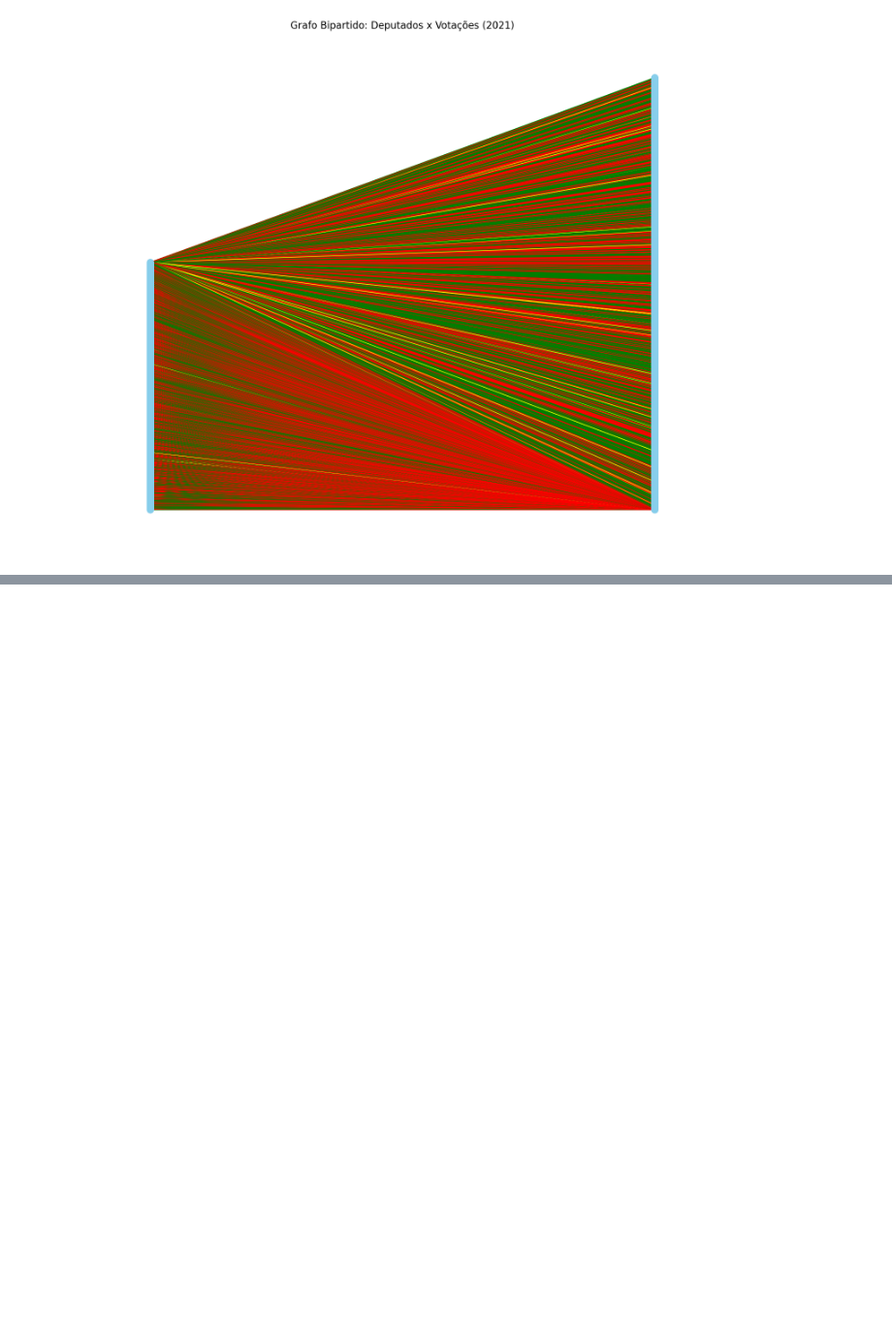
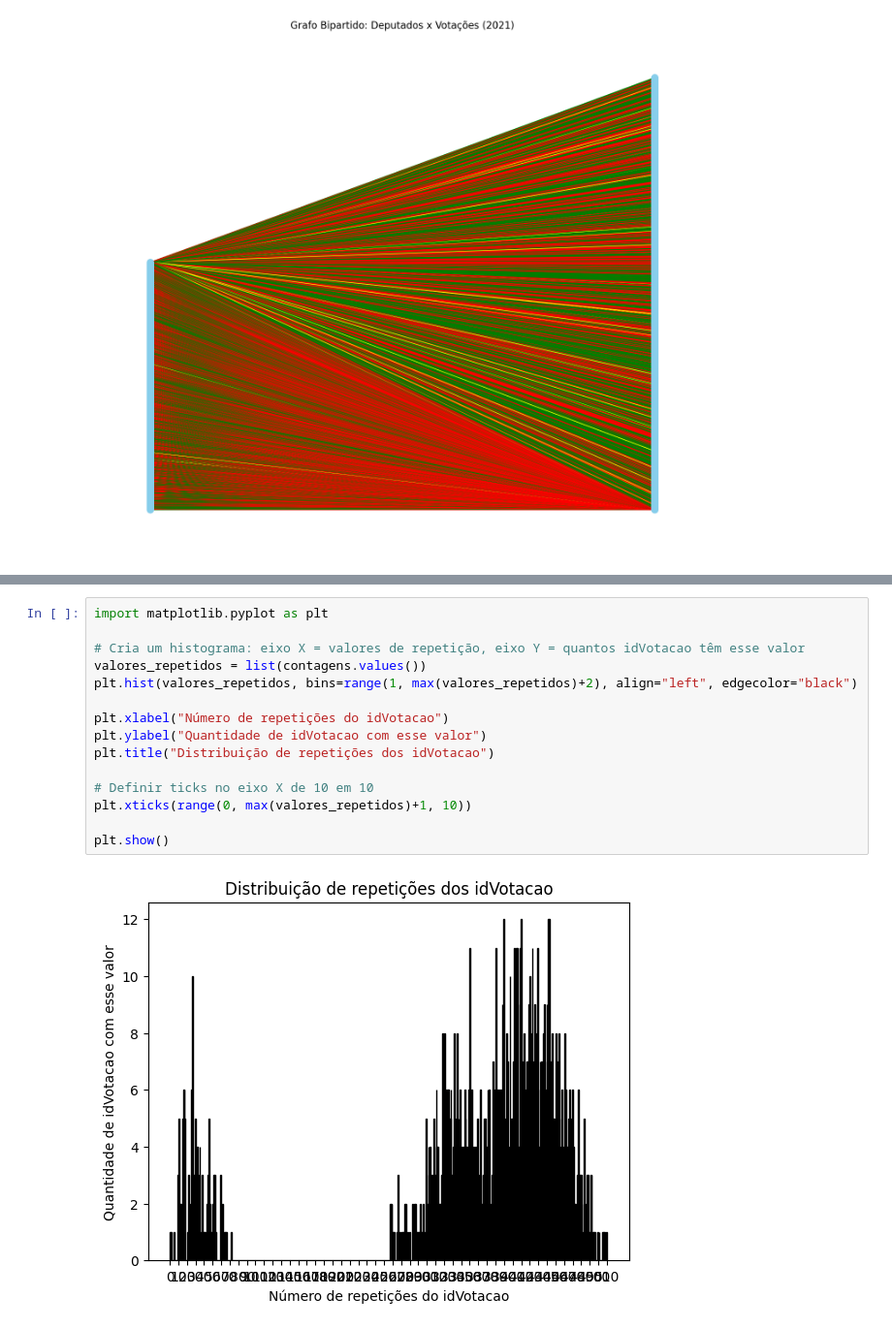
Before and after one commit to heigon77/M0412, a Jupyter notebook: projeto.ipynb, the cells around one changed output, grey strips where cells are left out. Shown at 97% size. Saved outputs shown, nothing was run; the diff lists cells and outputs as text; blank space fills up the shorter version.

```diff
--- a/projeto.ipynb
+++ b/projeto.ipynb
@@ -96,0 +144,17 @@ Quantidade de votos OUTROS: 4764
+# %%
+import matplotlib.pyplot as plt
+
+# Cria um histograma: eixo X = valores de repetição, eixo Y = quantos idVotacao têm esse valor
+valores_repetidos = list(contagens.values())
+plt.hist(valores_repetidos, bins=range(1, max(valores_repetidos)+2), align="left", edgecolor="black")
+
+plt.xlabel("Número de repetições do idVotacao")
+plt.ylabel("Quantidade de idVotacao com esse valor")
+plt.title("Distribuição de repetições dos idVotacao")
+
+# Definir ticks no eixo X de 10 em 10
+plt.xticks(range(0, max(valores_repetidos)+1, 10))
+
+plt.show()
+# %% [output]
+[figure, added]
```
Also changed, not shown: parts of 4 cells of this notebook, 1 other file.
